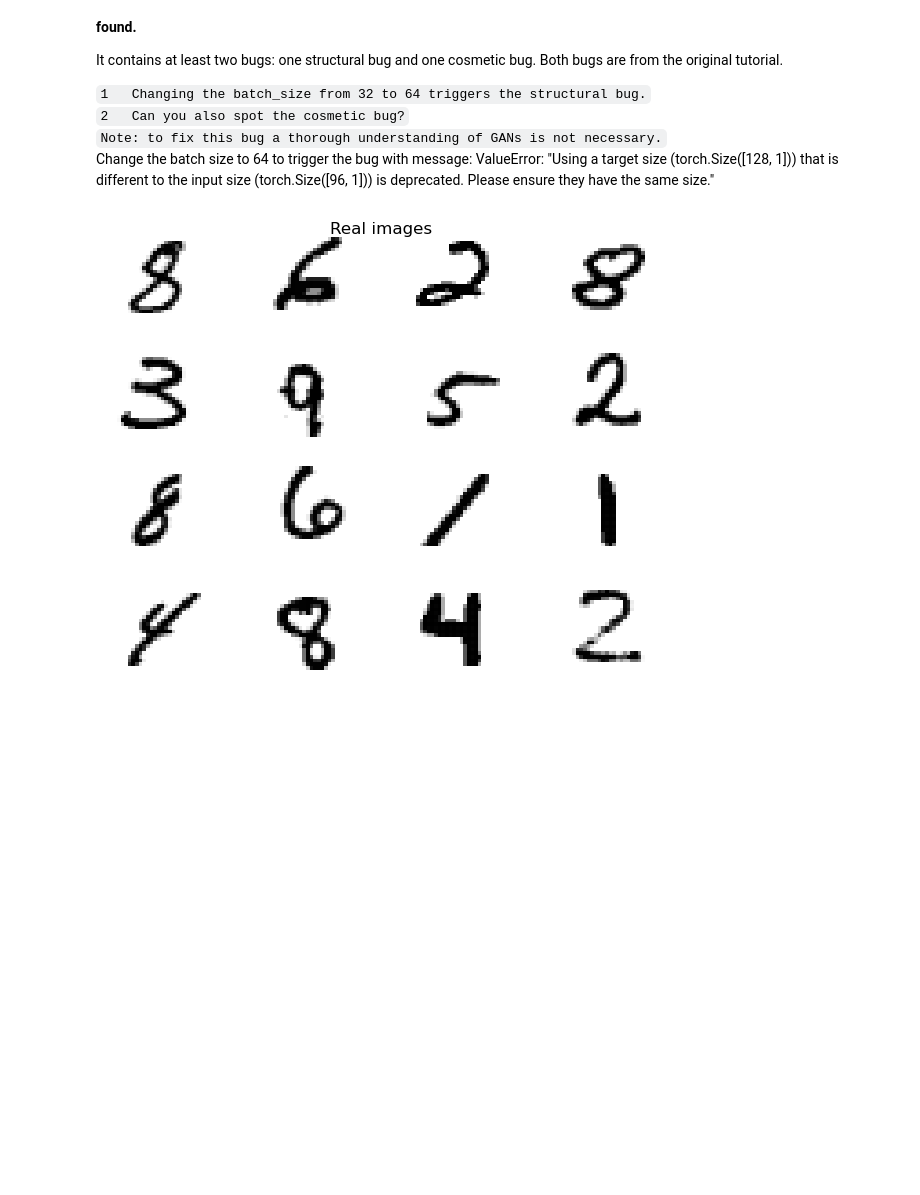
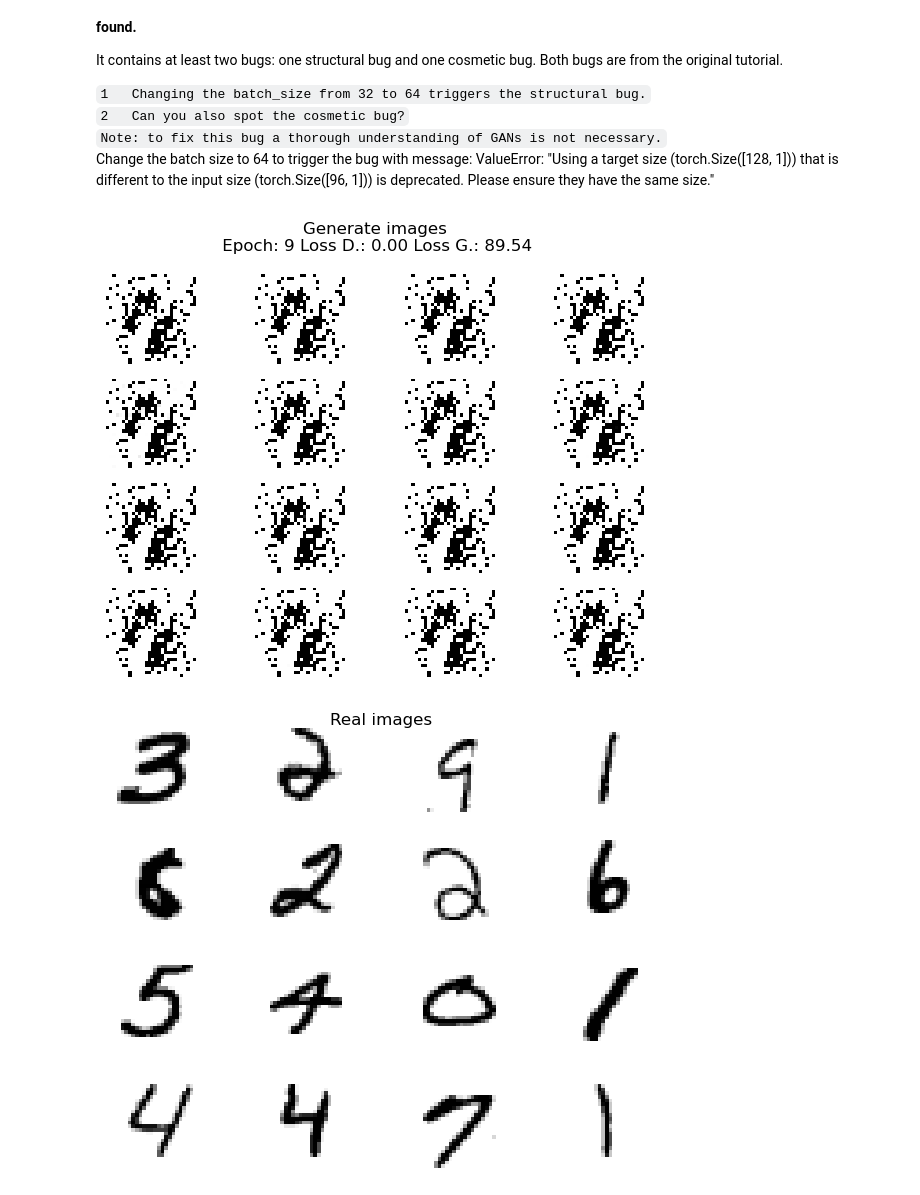
Before and after one commit to VarshaS9/cvds-admission-assignments, a Jupyter notebook: debugging.ipynb, the cells around one changed output. Drawn from its saved outputs; the diff is of its cells as text; code cells hidden in the pictures; blank space fills up the shorter version.

```diff
--- a/debugging.ipynb
+++ b/debugging.ipynb
@@ -467,6 +467,7 @@ def train_gan(batch_size: int = 32, num_epochs: int = 100, device: str = "cuda:0
                 clear_output(wait=False)
                 display(fig)
 # %%
-train_gan(batch_size=32, num_epochs=100)
+train_gan(batch_size=32, num_epochs=10)
 # %% [output]
-[figure, old version]
+[figure, new version]
+[figure, added]
```
Also changed, not shown: parts of 1 cell of this notebook.
